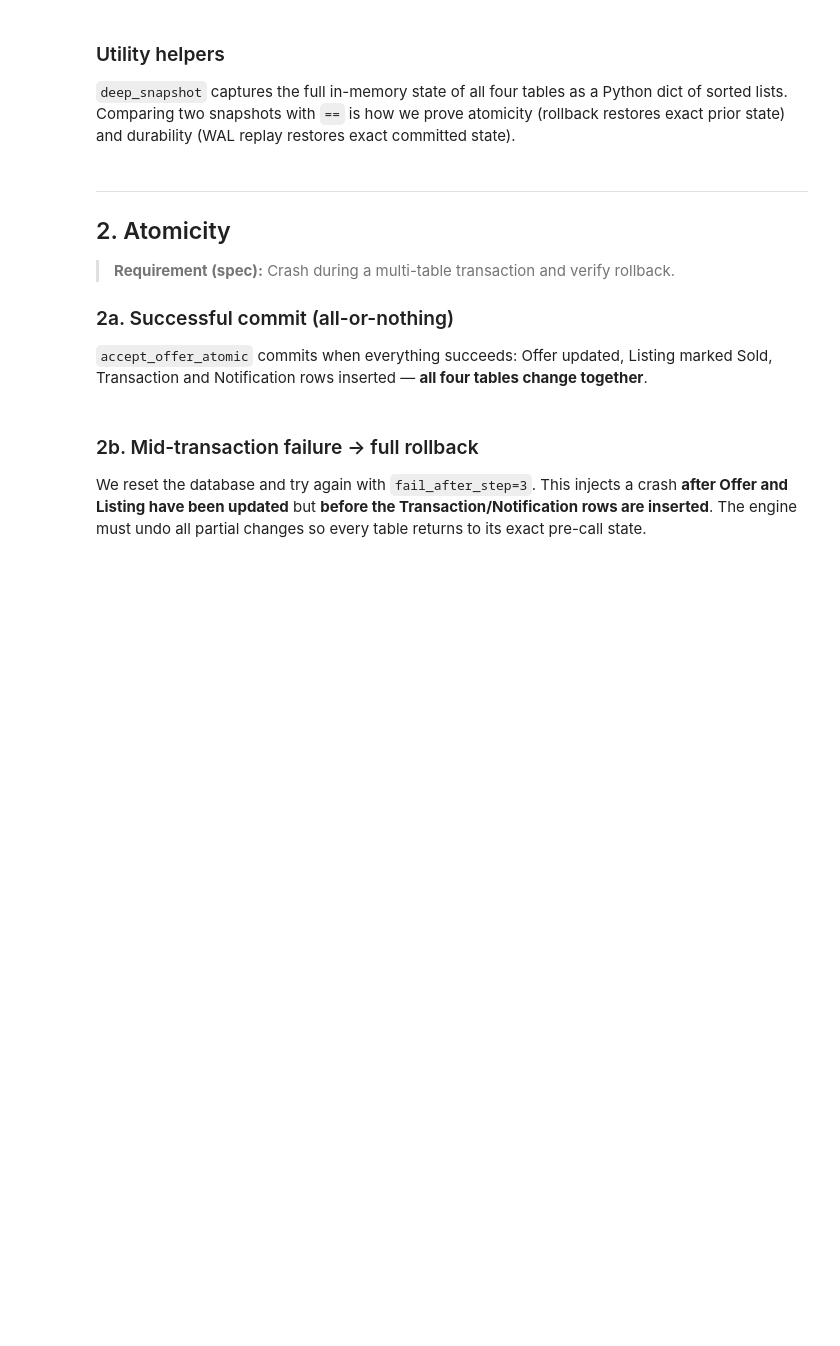
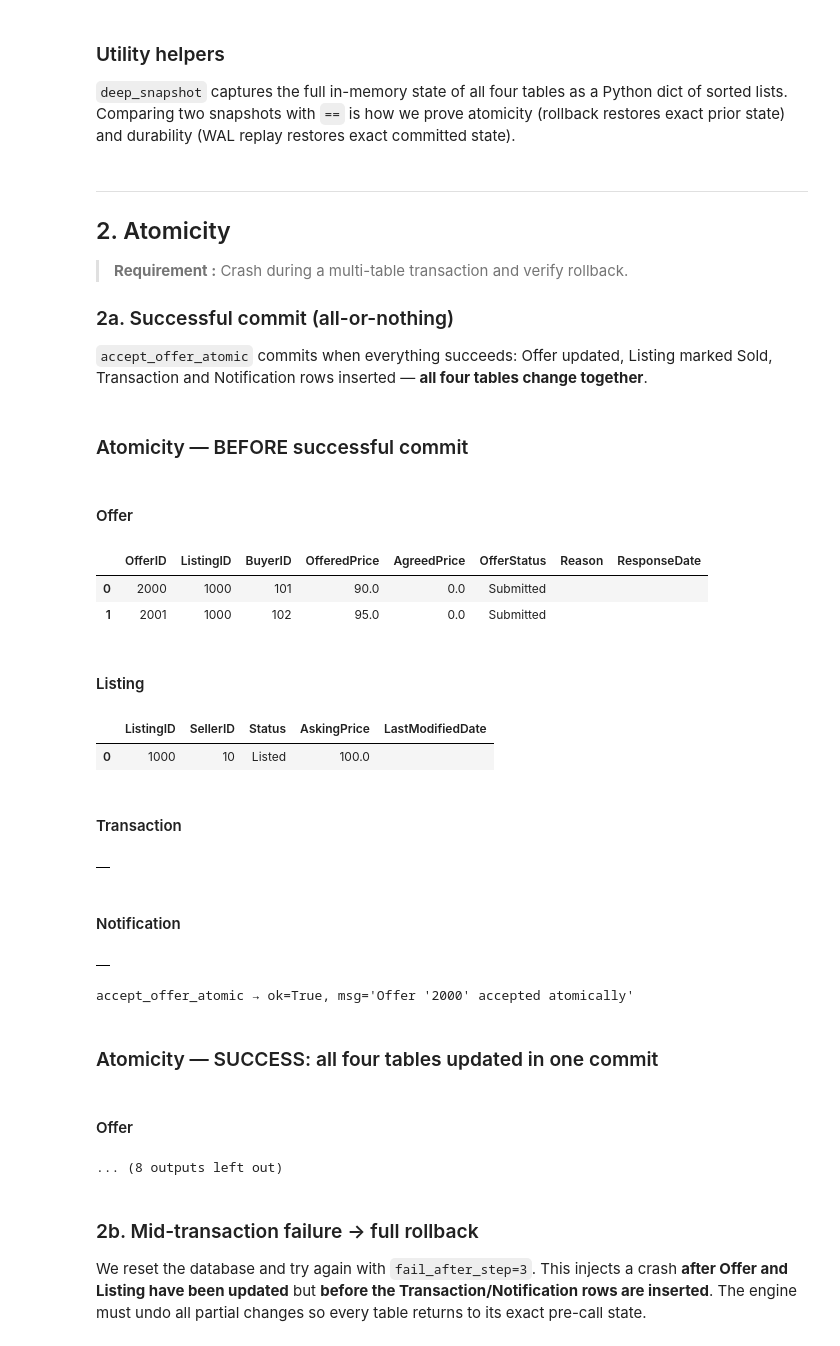
Before and after one commit to Zeenu03/Campus_Trading_App, a Jupyter notebook: Assignment_3/Module_A/acid_properties_demo.ipynb, the cells around one changed output. Cells and saved outputs as stored; diff of their text form; code cells hidden in the pictures; blank space fills up the shorter version.

```diff
--- a/Assignment_3/Module_A/acid_properties_demo.ipynb
+++ b/Assignment_3/Module_A/acid_properties_demo.ipynb
@@ -146,14 +140,14 @@ def deep_snapshot(db: DatabaseManager, profile: SeedProfile = PROFILE) -> dict:
 
 
 def show(db: DatabaseManager, title: str) -> None:
-    display(Markdown(f"### {title}"))
-    display(snapshot_for_ipython(db, DB))
+    display(HTML(f"<h3>{title}</h3>"))
+    snapshot_for_ipython(db, DB)
 # %% [markdown]
 ---
 
 ## 2. Atomicity
 
-> **Requirement (spec):** Crash during a multi-table transaction and verify rollback.
+> **Requirement :** Crash during a multi-table transaction and verify rollback.
 
 ### 2a. Successful commit (all-or-nothing)
 
@@ -161,32 +155,59 @@ def show(db: DatabaseManager, title: str) -> None:
 Listing marked Sold, Transaction and Notification rows inserted — **all four
 tables change together**.
 # %%
-snap_before = deep_snapshot(dbm)
+# ── Fresh isolated database for this test (same pattern as all other ACID tests) ──
+ATOM_OK_WAL = str(demo_dir / "atomicity_ok_wal.log")
+if os.path.exists(ATOM_OK_WAL):
+    os.remove(ATOM_OK_WAL)
+
+dbm_ok = DatabaseManager(wal_path=ATOM_OK_WAL)
+install_campus_schema(dbm_ok, PROFILE)
+seed_campus_tables_transactional(dbm_ok, PROFILE)
+
+snap_before = deep_snapshot(dbm_ok)
+show(dbm_ok, "Atomicity — BEFORE successful commit")
 
 ok, msg = accept_offer_atomic(
-    dbm, DB,
+    dbm_ok, DB,
     offer_id=2000,           # buyer 101's offer on listing 1000
     acting_seller_id=10,
     include_notifications=True,
     create_declined_transactions=True,
 )
 print(f"accept_offer_atomic → ok={ok}, msg='{msg}'")
-assert ok, "Expected success"
+assert ok, f"Expected success but got: {msg}"
 
-show(dbm, "Atomicity — SUCCESS: all four tables updated in one commit")
+show(dbm_ok, "Atomicity — SUCCESS: all four tables updated in one commit")
 
 # Verify each expected change
-offer_t, _ = dbm.get_table(DB, "Offer")
-listing_t, _ = dbm.get_table(DB, "Listing")
-txn_t, _ = dbm.get_table(DB, "Transaction")
-notif_t, _ = dbm.get_table(DB, "Notification")
+offer_t, _ = dbm_ok.get_table(DB, "Offer")
+listing_t, _ = dbm_ok.get_table(DB, "Listing")
+txn_t, _ = dbm_ok.get_table(DB, "Transaction")
+notif_t, _ = dbm_ok.get_table(DB, "Notification")
 
 assert offer_t.get(2000)["OfferStatus"] == "Accepted",  "Offer 2000 must be Accepted"
 assert offer_t.get(2001)["OfferStatus"] == "Declined",  "Offer 2001 must be Declined"
 assert listing_t.get(1000)["Status"] == "Sold",          "Listing 1000 must be Sold"
 assert len(txn_t.get_all()) >= 1,                        "At least one Transaction row"
 assert len(notif_t.get_all()) >= 2,                      "At least two Notification rows"
 print("✓ All four-table checks pass for successful commit.")
+# %% [output]
+Atomicity — BEFORE successful commit
+Offer
+|  | OfferID | ListingID | BuyerID | OfferedPrice | AgreedPrice | OfferStatus | Reason | ResponseDate |
+| 0 | 2000 | 1000 | 101 | 90.0 | 0.0 | Submitted |  |  |
+| 1 | 2001 | 1000 | 102 | 95.0 | 0.0 | Submitted |  |  |
+Listing
+|  | ListingID | SellerID | Status | AskingPrice | LastModifiedDate |
+| 0 | 1000 | 10 | Listed | 100.0 |  |
+Transaction
+|  |
+Notification
+|  |
+accept_offer_atomic → ok=True, msg='Offer '2000' accepted atomically'
+Atomicity — SUCCESS: all four tables updated in one commit
+Offer
+... (8 outputs left out)
 # %% [markdown]
 ### 2b. Mid-transaction failure → full rollback
 
```
Also changed, not shown: parts of 8 cells of this notebook, 2 other files.
